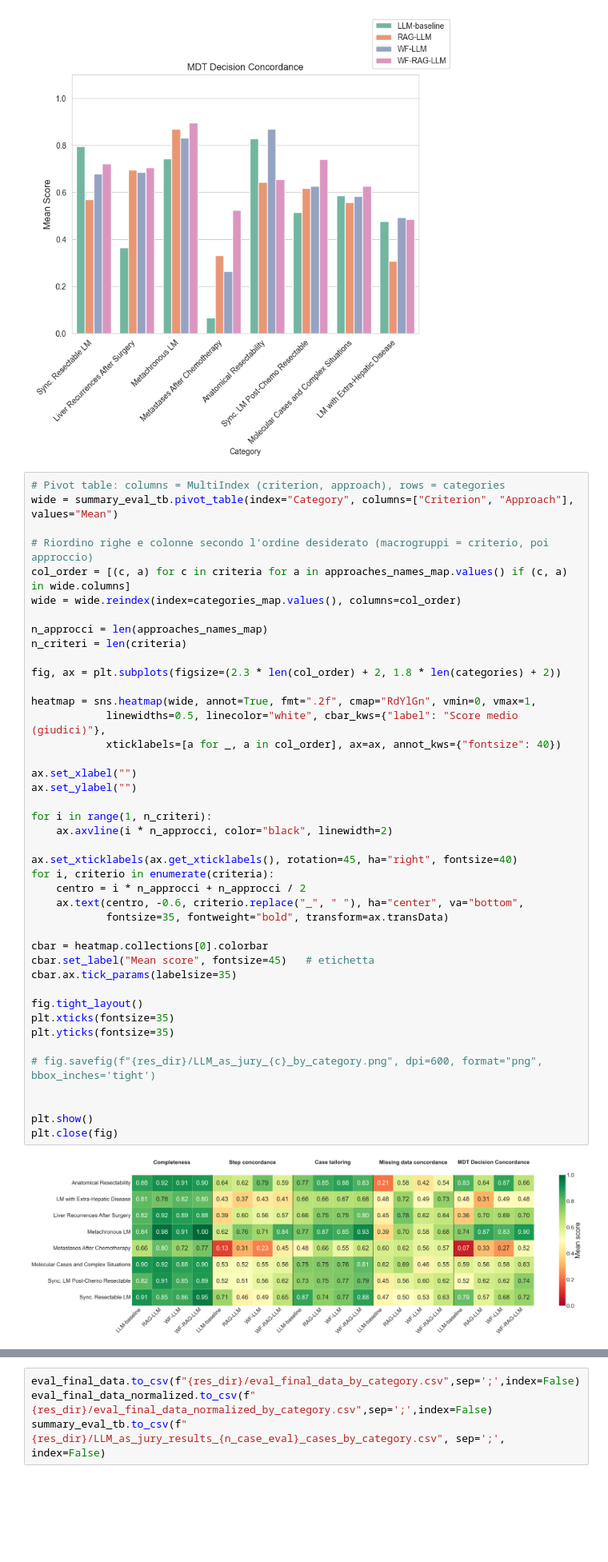
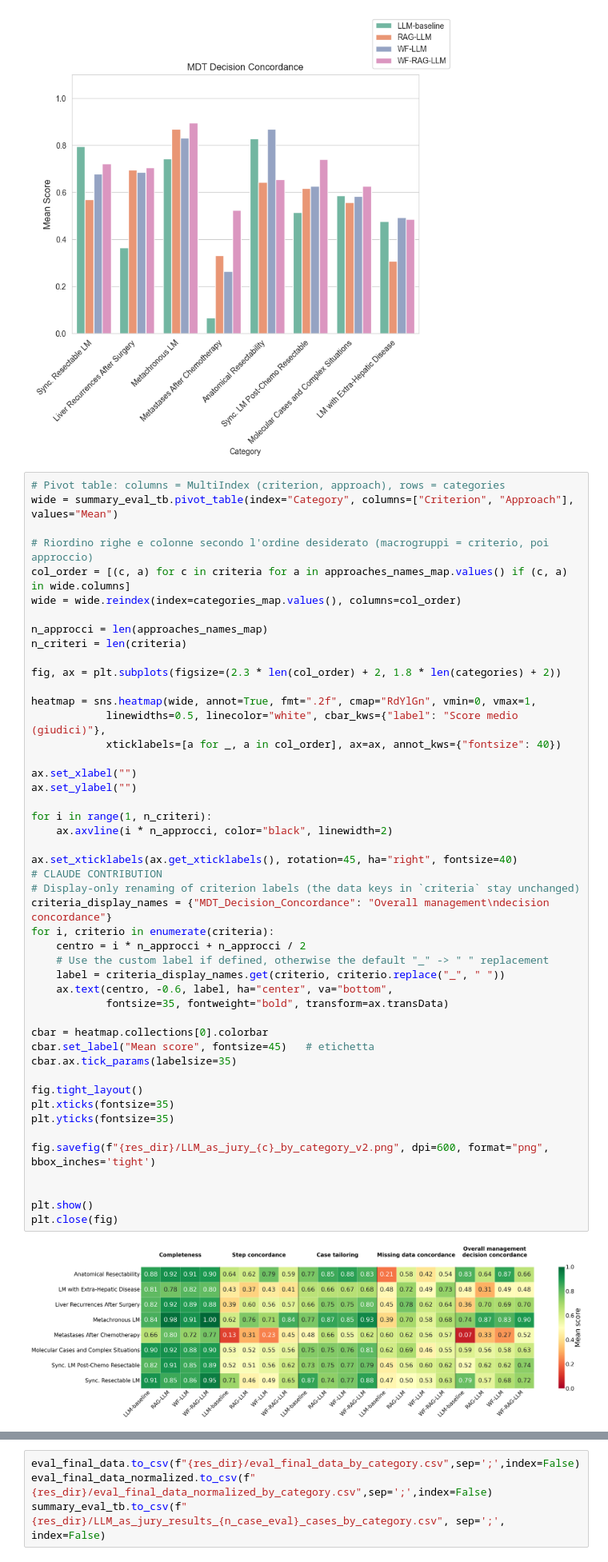
Before and after one commit to BDSC-CDS/METATRON_project, a Jupyter notebook: evaluation/analyze_results.ipynb, the cells around one changed output, grey strips where cells are left out. Shown at 80% size. Drawn from its saved outputs; the diff is of its cells as text; blank space fills up the shorter version.

```diff
--- a/evaluation/analyze_results.ipynb
+++ b/evaluation/analyze_results.ipynb
@@ -481,36 +481,41 @@ n_criteri = len(criteria)
 fig, ax = plt.subplots(figsize=(2.3 * len(col_order) + 2, 1.8 * len(categories) + 2))
 
 heatmap = sns.heatmap(wide, annot=True, fmt=".2f", cmap="RdYlGn", vmin=0, vmax=1,
             linewidths=0.5, linecolor="white", cbar_kws={"label": "Score medio (giudici)"},
             xticklabels=[a for _, a in col_order], ax=ax, annot_kws={"fontsize": 40})
 
 ax.set_xlabel("")
 ax.set_ylabel("")
 
 for i in range(1, n_criteri):
     ax.axvline(i * n_approcci, color="black", linewidth=2)
 
 ax.set_xticklabels(ax.get_xticklabels(), rotation=45, ha="right", fontsize=40)
+# CLAUDE CONTRIBUTION
+# Display-only renaming of criterion labels (the data keys in `criteria` stay unchanged)
+criteria_display_names = {"MDT_Decision_Concordance": "Overall management\ndecision concordance"}
 for i, criterio in enumerate(criteria):
     centro = i * n_approcci + n_approcci / 2
-    ax.text(centro, -0.6, criterio.replace("_", " "), ha="center", va="bottom",
+    # Use the custom label if defined, otherwise the default "_" -> " " replacement
+    label = criteria_display_names.get(criterio, criterio.replace("_", " "))
+    ax.text(centro, -0.6, label, ha="center", va="bottom",
             fontsize=35, fontweight="bold", transform=ax.transData)
 
 cbar = heatmap.collections[0].colorbar
 cbar.set_label("Mean score", fontsize=45)   # etichetta
 cbar.ax.tick_params(labelsize=35)
 
 fig.tight_layout()
 plt.xticks(fontsize=35)
 plt.yticks(fontsize=35)
 
-# fig.savefig(f"{res_dir}/LLM_as_jury_{c}_by_category.png", dpi=600, format="png", bbox_inches='tight')
+fig.savefig(f"{res_dir}/LLM_as_jury_{c}_by_category_v2.png", dpi=600, format="png", bbox_inches='tight')
 
 
 plt.show()
 plt.close(fig)
 # %% [output]
-[figure, old version]
+[figure, new version]
 # %%
 # Results analysis
 summary_eval_tb_v2 = pd.DataFrame(columns=["Category", "Criterion", "Approach", "Mean score"])
```
Also changed, not shown: parts of 16 cells of this notebook, 23 other files.
